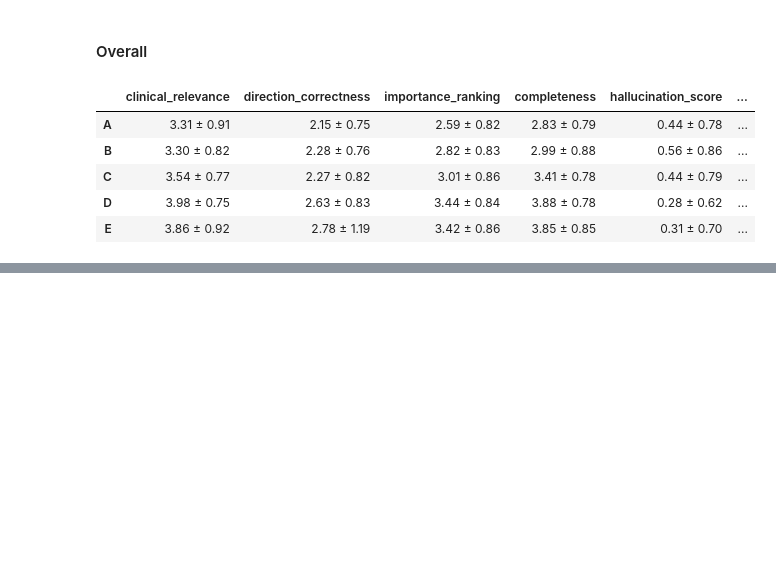
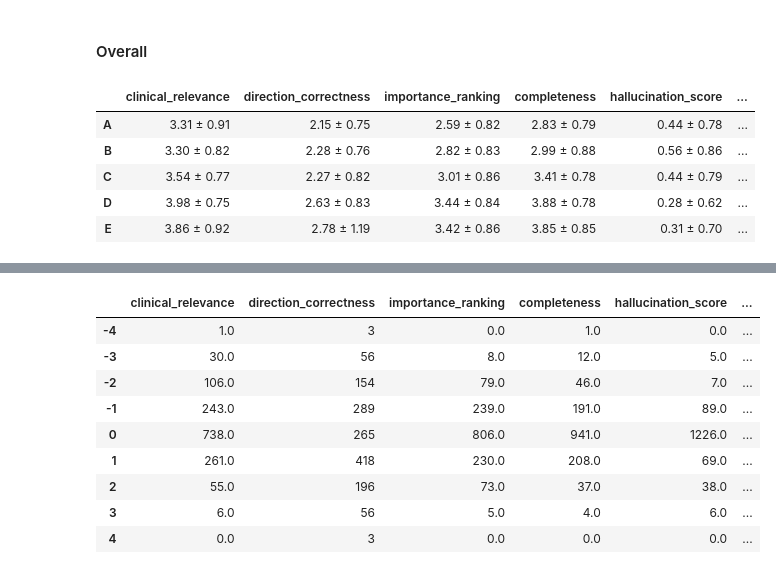
Before and after one commit to arinapetukhova/trusted_llm_risk_profiling, a Jupyter notebook: ranking_methods/ranking_check.ipynb, the cells around one changed output, grey strips where cells are left out. Cells and saved outputs as stored; diff of their text form; code cells hidden in the pictures; blank space fills up the shorter version.

```diff
--- a/ranking_methods/ranking_check.ipynb
+++ b/ranking_methods/ranking_check.ipynb
@@ -1375,0 +1369,14 @@ summary
+# %%
+metrics = [
+    "clinical_relevance",
+    "direction_correctness",
+    "importance_ranking",
+    "completeness",
+    "overall_quality"
+]
+
+for method in ["D", "E"]:
+    judge_df[f"{method}_total"] = (
+        judge_df[[f"{method}_{m}" for m in metrics]].sum(axis=1)
+        - judge_df[f"{method}_hallucination_score"]
+    )
@@ -1375,0 +1495,29 @@ summary
+# %%
+metrics = [
+    "clinical_relevance",
+    "direction_correctness",
+    "importance_ranking",
+    "completeness",
+    "hallucination_score",
+    "overall_quality"
+]
+
+comparison = pd.DataFrame({
+    metric: (
+        judge_df[f"E_{metric}"] - judge_df[f"D_{metric}"]
+    ).value_counts().sort_index()
+    for metric in metrics
+}).fillna(0)
+
+comparison
+# %% [output]
+|  | clinical_relevance | direction_correctness | importance_ranking | completeness | hallucination_score | ... |
+| -4 | 1.0 | 3 | 0.0 | 1.0 | 0.0 | ... |
+| -3 | 30.0 | 56 | 8.0 | 12.0 | 5.0 | ... |
+| -2 | 106.0 | 154 | 79.0 | 46.0 | 7.0 | ... |
+| -1 | 243.0 | 289 | 239.0 | 191.0 | 89.0 | ... |
+| 0 | 738.0 | 265 | 806.0 | 941.0 | 1226.0 | ... |
+| 1 | 261.0 | 418 | 230.0 | 208.0 | 69.0 | ... |
+| 2 | 55.0 | 196 | 73.0 | 37.0 | 38.0 | ... |
+| 3 | 6.0 | 56 | 5.0 | 4.0 | 6.0 | ... |
+| 4 | 0.0 | 3 | 0.0 | 0.0 | 0.0 | ... |
```
Also changed, not shown: parts of 9 cells of this notebook.
